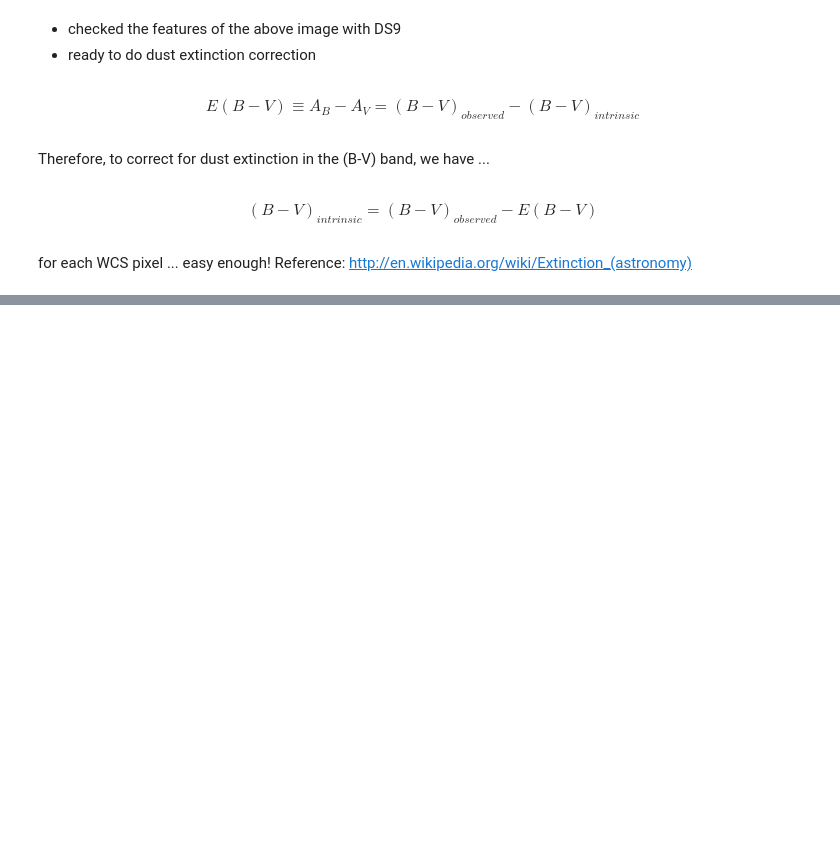
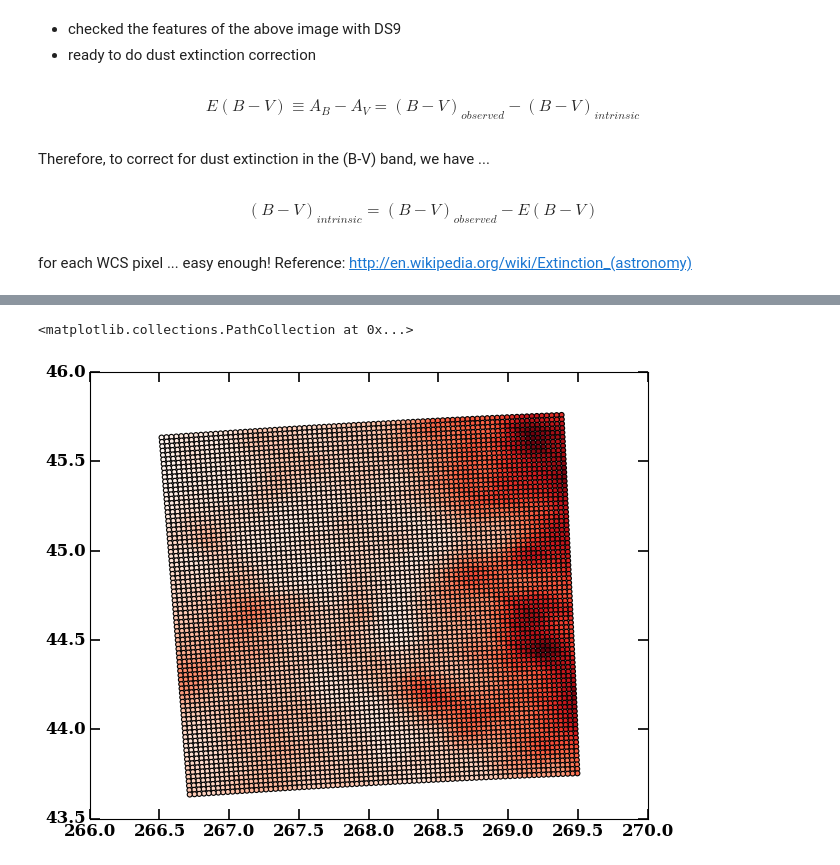
Before and after one commit to karenyyng/MACSJ1752, a Jupyter notebook: Code/data_preprocessing/dust_extinction.ipynb, the cells around one changed output, grey strips where cells are left out. Cells and saved outputs as stored; diff of their text form; code cells hidden in the pictures; blank space fills up the shorter version.

```diff
--- a/Code/data_preprocessing/dust_extinction.ipynb
+++ b/Code/data_preprocessing/dust_extinction.ipynb
@@ -101,0 +192,6 @@ Reference: http://en.wikipedia.org/wiki/Extinction_(astronomy)
+# %%
+plt.scatter(wcs_x, wcs_y, c=dust[0].data.transpose().ravel(),
+            cmap=plt.cm.Reds)
+# %% [output]
+<matplotlib.collections.PathCollection at 0x...>
+[figure, added]
```
Also changed, not shown: parts of 34 cells of this notebook, 4 other files.
